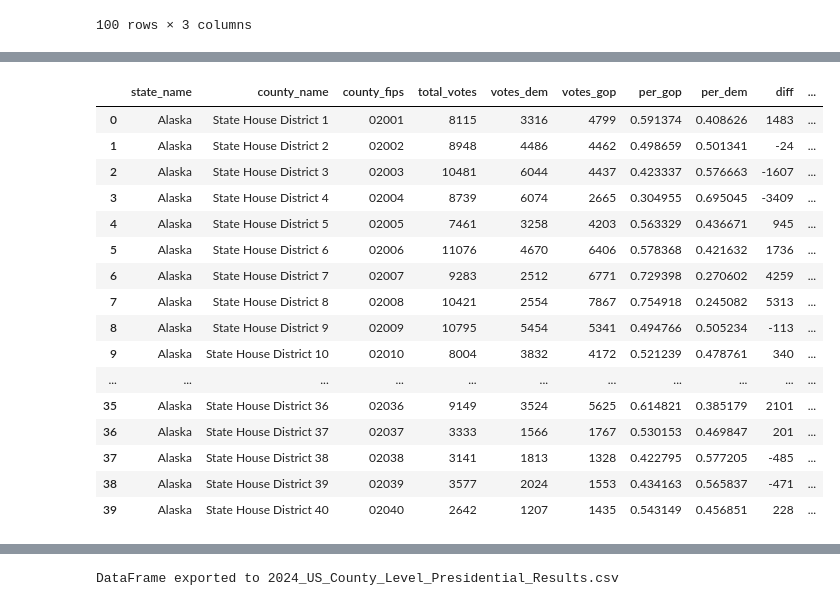
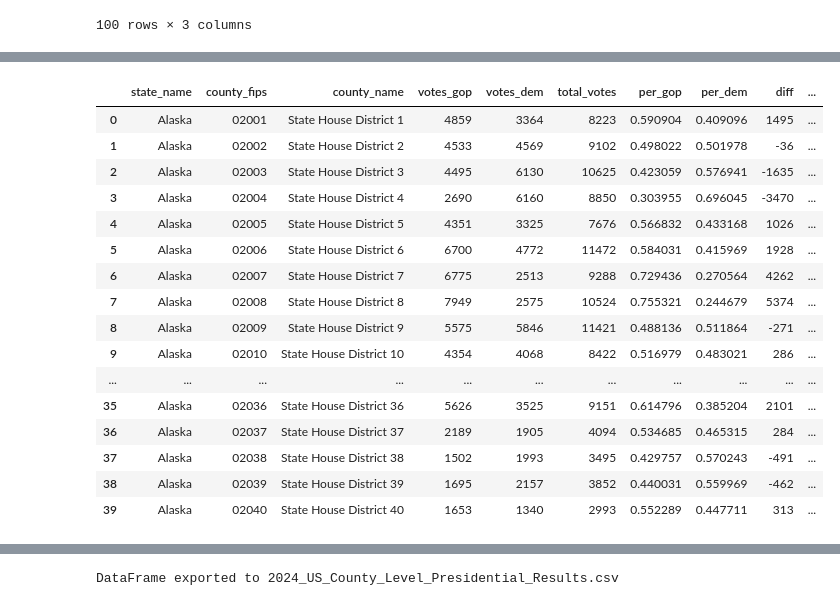
Before and after one commit to tonmcg/US_County_Level_Election_Results_08-20, a Jupyter notebook: 2024_US_County_Level_Presidential_Results.ipynb, the cells around one changed output, grey strips where cells are left out. Drawn from its saved outputs; the diff is of its cells as text; code cells hidden in the pictures.

```diff
--- a/2024_US_County_Level_Presidential_Results.ipynb
+++ b/2024_US_County_Level_Presidential_Results.ipynb
@@ -574,0 +603,19 @@ dtype: object
+# %%
+# combine Alaska legislative lower house geography data with the Census geography data
+
+# first rename the columns in ak_geographies
+ak_geographies.rename(columns={"c_sldlst_name": "c_county_name"}, inplace=True)
+
+ak_census_geographies = pd.concat([census_geographies, ak_geographies], ignore_index=True)
+
+#sort by geoid
+ak_census_geographies = ak_census_geographies.sort_values(by="geoid").reset_index(drop=True)
+
+us_census_geographies = ak_census_geographies.merge(
+    all_census_states,
+    on='c_state_name',
+    how='left'
+)
+
+print(us_census_geographies.shape, '\n', us_census_geographies.dtypes)
+us_census_geographies.head(100)
@@ -575,5 +643,4 @@ dtype: object
 # %%
-
 # get Alaska election results data from the Alaska Division of Elections
 
 # Fetch the JSON data
@@ -655,21 +722,32 @@ pivot_df = districts_contests_candidates_df.pivot_table(
     columns="Candidate",
     values="votes",
     aggfunc="sum"
-).reset_index()
+).reset_index(drop=False)
 pivot_df.rename(columns={"Trump/Vance (REP)": "votes_gop", "Harris/Walz (DEM)": "votes_dem"}, inplace=True)
 
 # Merge total votes with pivot table
-merged_df = pd.merge(pivot_df, total_votes_df, on="House District", how="left")
+ak_results_df = pd.merge(pivot_df, total_votes_df, on="House District", how="left")
 
 # Merge with legislative districts
-ak_election_results = pd.merge(
-    merged_df, ak_sldlsts,
-    left_on="House District", right_on="sldlst_name", how="left"
+ak_results_geographies = pd.merge(
+    ak_results_df,
+    ak_geographies,
+    left_on="House District",
+    right_on="c_county_name",
+    how="left"
 )
 
-# Reorder columns and remove unnecessary ones
-ak_election_results = ak_election_results[["state_name", "sldlst_name", "geoid", "total_votes", "votes_dem", "votes_gop"]]
-ak_election_results.rename(columns={"geoid": "county_fips", "sldlst_name": "county_name"}, inplace=True)
+# Rename columns from the joined data
+ak_results_geographies.rename(columns={"c_state_name": "state_name", "geoid": "county_fips", "c_county_name": "county_name"}, inplace=True)
+
+# Reorder columns
+ak_election_results = ak_results_geographies[[
+    "state_name", "county_fips", "county_name", "votes_gop", "votes_dem", "total_votes"
+]]
+
+# # Reorder columns and remove unnecessary ones
+# ak_election_results = ak_election_results[["state_name", "sldlst_name", "geoid", "total_votes", "votes_dem", "votes_gop"]]
+# ak_election_results.rename(columns={"geoid": "county_fips", "sldlst_name": "county_name"}, inplace=True)
 
 # Calculate GOP percentage
 ak_election_results["per_gop"] = ak_election_results["votes_gop"] / ak_election_results["total_votes"]
@@ -705,25 +783,25 @@ votes_gop           Int64
 per_gop           float64
 per_dem           float64
 diff                int64
 per_point_diff    float64
 dtype: object
-|  | state_name | county_name | county_fips | total_votes | votes_dem | votes_gop | per_gop | per_dem | diff | ... |
-| 0 | Alaska | State House District 1 | 02001 | 8115 | 3316 | 4799 | 0.591374 | 0.408626 | 1483 | ... |
-| 1 | Alaska | State House District 2 | 02002 | 8948 | 4486 | 4462 | 0.498659 | 0.501341 | -24 | ... |
-| 2 | Alaska | State House District 3 | 02003 | 10481 | 6044 | 4437 | 0.423337 | 0.576663 | -1607 | ... |
-| 3 | Alaska | State House District 4 | 02004 | 8739 | 6074 | 2665 | 0.304955 | 0.695045 | -3409 | ... |
-| 4 | Alaska | State House District 5 | 02005 | 7461 | 3258 | 4203 | 0.563329 | 0.436671 | 945 | ... |
-| 5 | Alaska | State House District 6 | 02006 | 11076 | 4670 | 6406 | 0.578368 | 0.421632 | 1736 | ... |
-| 6 | Alaska | State House District 7 | 02007 | 9283 | 2512 | 6771 | 0.729398 | 0.270602 | 4259 | ... |
-| 7 | Alaska | State House District 8 | 02008 | 10421 | 2554 | 7867 | 0.754918 | 0.245082 | 5313 | ... |
-| 8 | Alaska | State House District 9 | 02009 | 10795 | 5454 | 5341 | 0.494766 | 0.505234 | -113 | ... |
-| 9 | Alaska | State House District 10 | 02010 | 8004 | 3832 | 4172 | 0.521239 | 0.478761 | 340 | ... |
+|  | state_name | county_fips | county_name | votes_gop | votes_dem | total_votes | per_gop | per_dem | diff | ... |
+| 0 | Alaska | 02001 | State House District 1 | 4859 | 3364 | 8223 | 0.590904 | 0.409096 | 1495 | ... |
+| 1 | Alaska | 02002 | State House District 2 | 4533 | 4569 | 9102 | 0.498022 | 0.501978 | -36 | ... |
+| 2 | Alaska | 02003 | State House District 3 | 4495 | 6130 | 10625 | 0.423059 | 0.576941 | -1635 | ... |
+| 3 | Alaska | 02004 | State House District 4 | 2690 | 6160 | 8850 | 0.303955 | 0.696045 | -3470 | ... |
+| 4 | Alaska | 02005 | State House District 5 | 4351 | 3325 | 7676 | 0.566832 | 0.433168 | 1026 | ... |
+| 5 | Alaska | 02006 | State House District 6 | 6700 | 4772 | 11472 | 0.584031 | 0.415969 | 1928 | ... |
+| 6 | Alaska | 02007 | State House District 7 | 6775 | 2513 | 9288 | 0.729436 | 0.270564 | 4262 | ... |
+| 7 | Alaska | 02008 | State House District 8 | 7949 | 2575 | 10524 | 0.755321 | 0.244679 | 5374 | ... |
+| 8 | Alaska | 02009 | State House District 9 | 5575 | 5846 | 11421 | 0.488136 | 0.511864 | -271 | ... |
+| 9 | Alaska | 02010 | State House District 10 | 4354 | 4068 | 8422 | 0.516979 | 0.483021 | 286 | ... |
 | ... | ... | ... | ... | ... | ... | ... | ... | ... | ... | ... |
-| 35 | Alaska | State House District 36 | 02036 | 9149 | 3524 | 5625 | 0.614821 | 0.385179 | 2101 | ... |
-| 36 | Alaska | State House District 37 | 02037 | 3333 | 1566 | 1767 | 0.530153 | 0.469847 | 201 | ... |
-| 37 | Alaska | State House District 38 | 02038 | 3141 | 1813 | 1328 | 0.422795 | 0.577205 | -485 | ... |
-| 38 | Alaska | State House District 39 | 02039 | 3577 | 2024 | 1553 | 0.434163 | 0.565837 | -471 | ... |
-| 39 | Alaska | State House District 40 | 02040 | 2642 | 1207 | 1435 | 0.543149 | 0.456851 | 228 | ... |
+| 35 | Alaska | 02036 | State House District 36 | 5626 | 3525 | 9151 | 0.614796 | 0.385204 | 2101 | ... |
+| 36 | Alaska | 02037 | State House District 37 | 2189 | 1905 | 4094 | 0.534685 | 0.465315 | 284 | ... |
+| 37 | Alaska | 02038 | State House District 38 | 1502 | 1993 | 3495 | 0.429757 | 0.570243 | -491 | ... |
+| 38 | Alaska | 02039 | State House District 39 | 1695 | 2157 | 3852 | 0.440031 | 0.559969 | -462 | ... |
+| 39 | Alaska | 02040 | State House District 40 | 1653 | 1340 | 2993 | 0.552289 | 0.447711 | 313 | ... |
 # %%
 # combine Alaska election results with election results
 all_election_results = pd.concat([election_results, ak_election_results], ignore_index=True)
```
Also changed, not shown: parts of 13 cells of this notebook, 5 other files.
